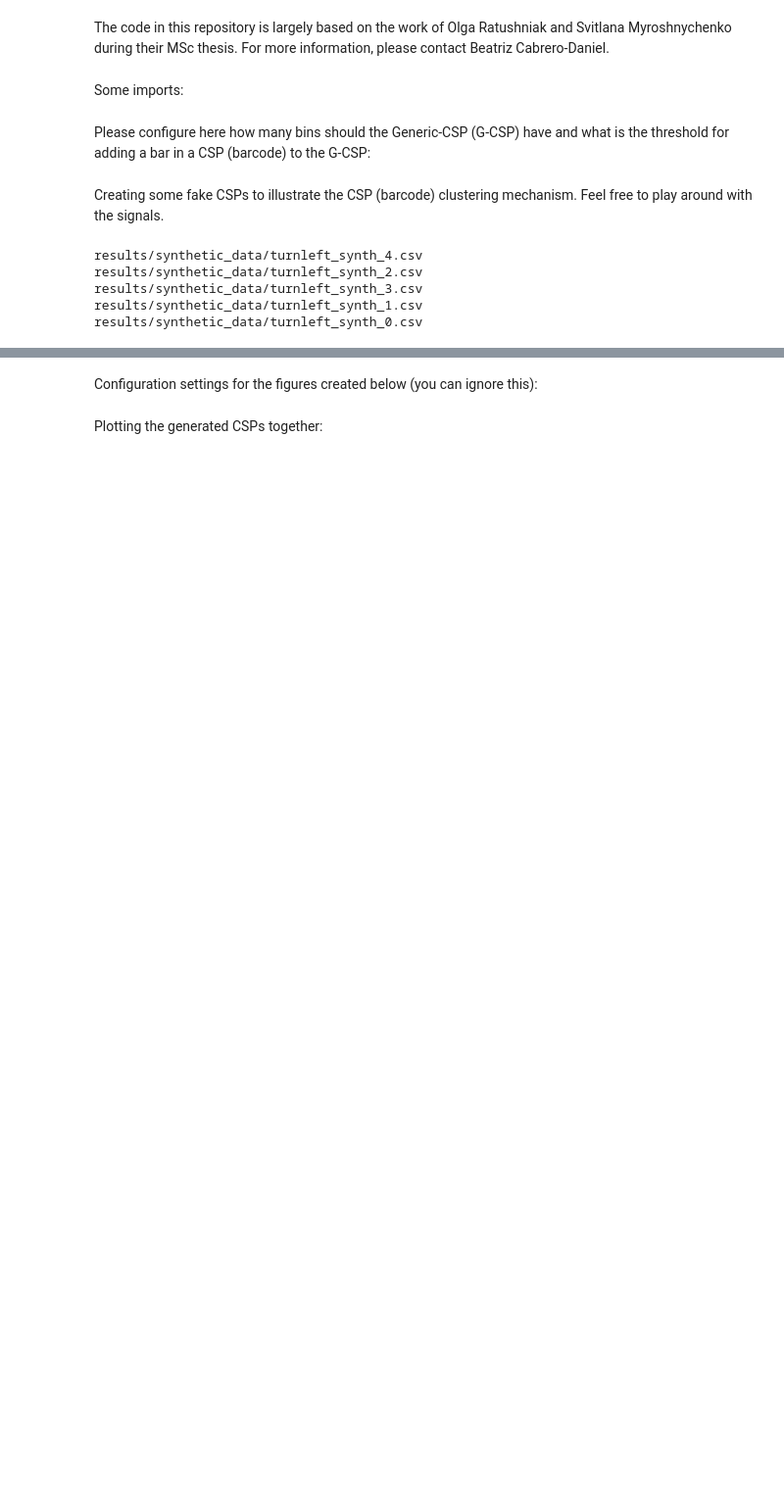
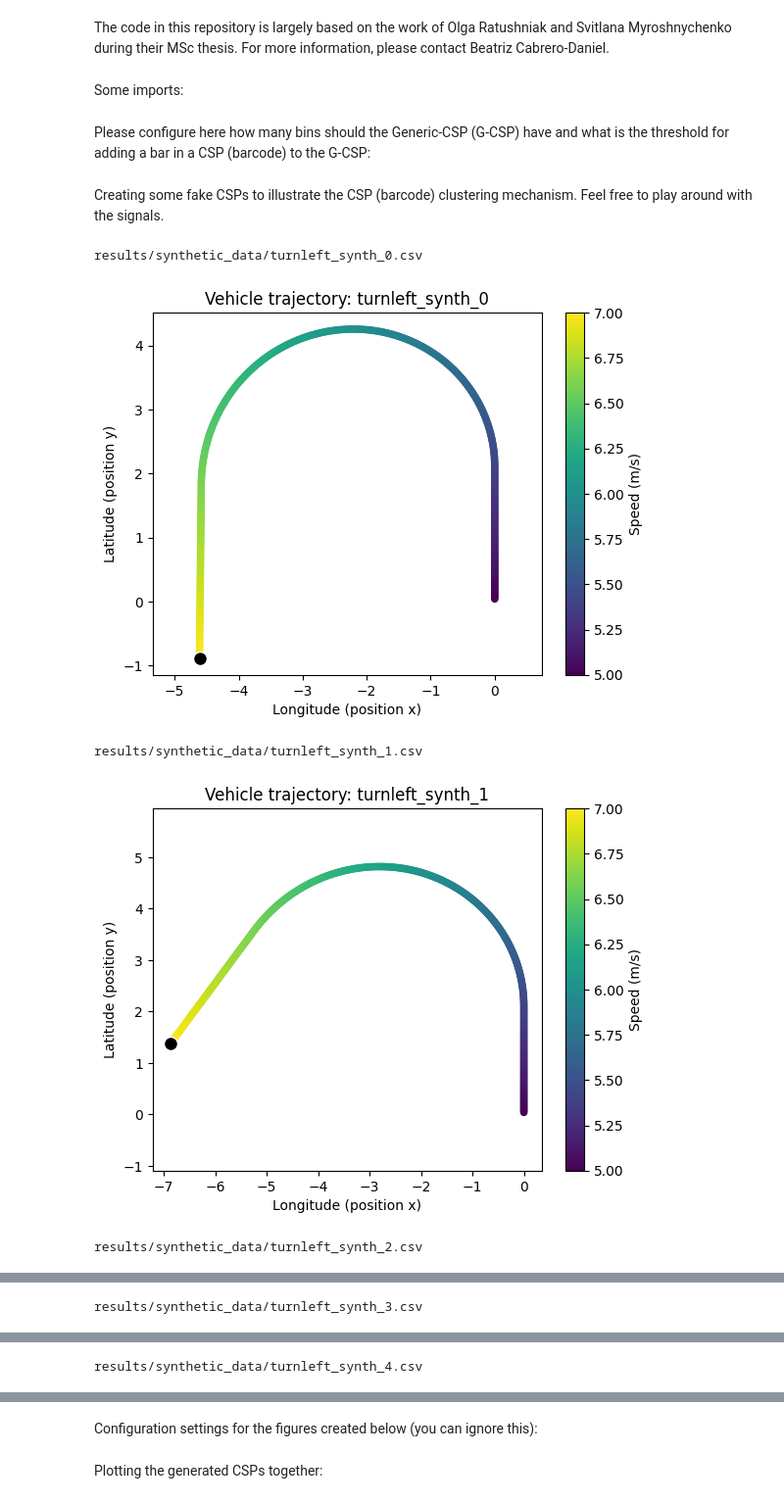
Before and after one commit to beatrizcabdan/DiverSFC, a Jupyter notebook: 250318_bin_clustering_gcsp_rightlefttunrs.ipynb, the cells around one changed output, grey strips where cells are left out. Shown at 98% size. Saved outputs shown, nothing was run; the diff lists cells and outputs as text; code cells hidden in the pictures; blank space fills up the shorter version.

```diff
--- a/250318_bin_clustering_gcsp_rightlefttunrs.ipynb
+++ b/250318_bin_clustering_gcsp_rightlefttunrs.ipynb
@@ -20,27 +20,44 @@ Creating some fake CSPs to illustrate the CSP (barcode) clustering mechanism. Fe
 # %%
 listofcsps = []
 
 folder_path = "results/synthetic_data"
 files = [folder_path + "/" + f for f in os.listdir(folder_path) if os.path.isfile(os.path.join(folder_path, f))]
+files.sort()
 
 # ===============================
 # DATA FILE PROCESSING
 # ===============================
 for file_path in files:
     if "turnleft" not in file_path:
         continue
     print(file_path)
     file_basename = os.path.splitext(os.path.basename(file_path))[0]
     data = pd.read_csv(file_path, sep=';')
     data['timestamp'] = data['sampleTimeStamp.seconds'] * 1_000_000 + data['sampleTimeStamp.microseconds']
 
     accel_x = (data["accel_x"] + 10) * 100.0
     accel_y = (data["accel_y"] + 10) * 100.0
 
+    # ===============================
+    # Plot 1: Vehicle Position Colored by Speed
+    # ===============================
+    plt.figure()
+    plt.scatter(data['x'], data['y'], c=data['speed'], cmap='viridis', s=20, vmin=5, vmax=7)
+    plt.colorbar(label="Speed (m/s)")
+    plt.scatter(data.iloc[-1]['x'], data.iloc[-1]['y'], s=100, color="black", edgecolors="white")
+    plt.xlabel("Longitude (position x)")
+    plt.ylabel("Latitude (position y)")
+    plt.title(f"Vehicle trajectory: {file_basename}")
+    plt.axis('equal')
+    # plot1_filename = os.path.join(output_dir, f"{file_basename}_position.png")
+    # plt.savefig(plot1_filename, bbox_inches="tight")
+    plt.show()
+    plt.close()
+
     listofcsps +=  [[z.interlace(int(x), int(y), bits_per_dim=13) for x, y in zip(accel_x, accel_y)]]
 # %% [output]
-results/synthetic_data/turnleft_synth_4.csv
-results/synthetic_data/turnleft_synth_2.csv
-results/synthetic_data/turnleft_synth_3.csv
-results/synthetic_data/turnleft_synth_1.csv
 results/synthetic_data/turnleft_synth_0.csv
+[figure, added]
+results/synthetic_data/turnleft_synth_1.csv
+[figure, added]
+results/synthetic_data/turnleft_synth_2.csv
@@ -46,0 +65 @@ results/synthetic_data/turnleft_synth_0.csv
+results/synthetic_data/turnleft_synth_3.csv
@@ -46,0 +67 @@ results/synthetic_data/turnleft_synth_0.csv
+results/synthetic_data/turnleft_synth_4.csv
```
Also changed, not shown: parts of 3 cells of this notebook.
